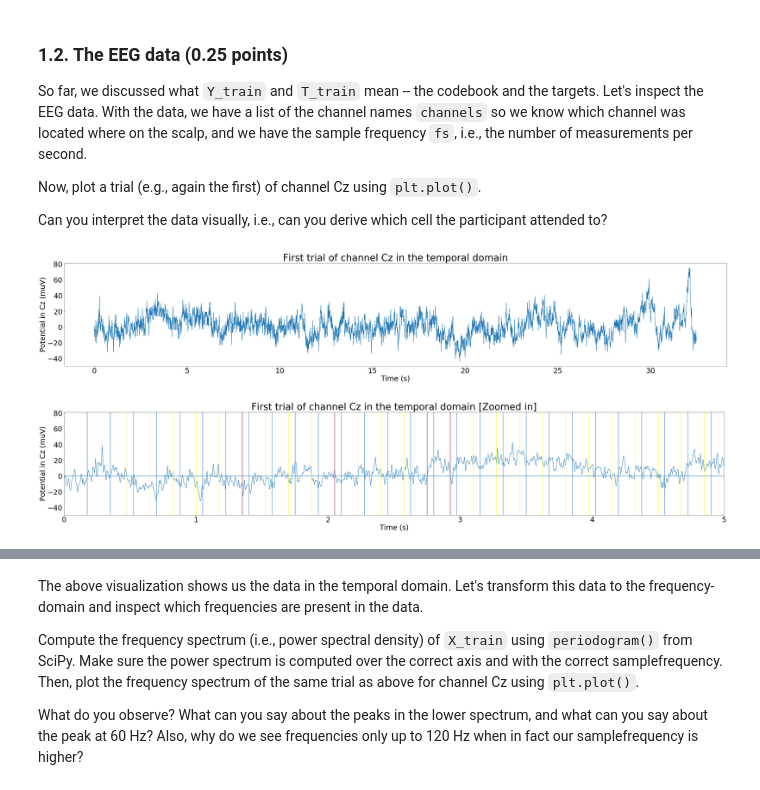
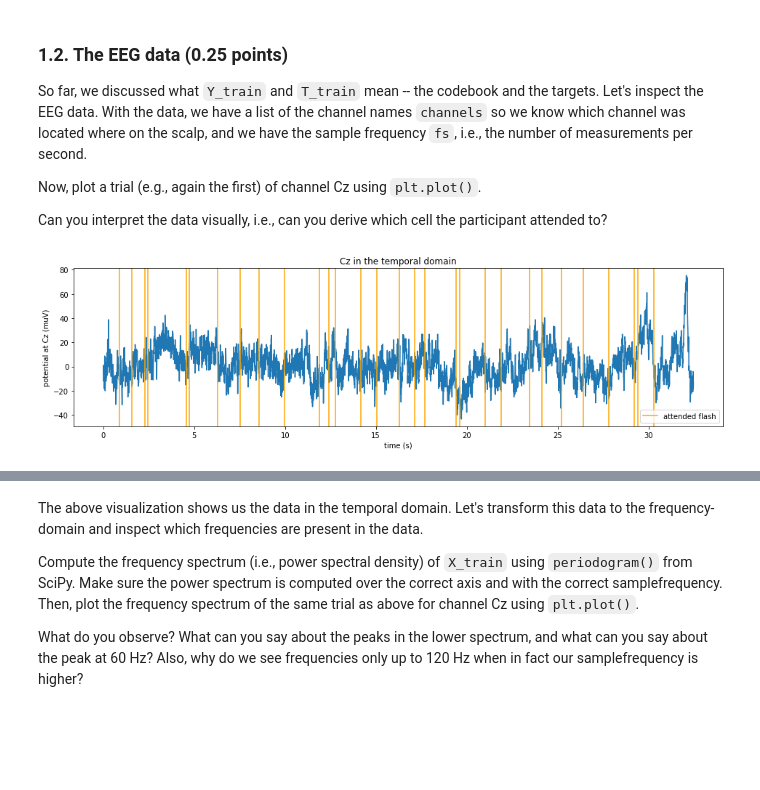
Before and after one commit to malyvsen/radboud-bci, a Jupyter notebook: assignment1.ipynb, the cells around one changed output, grey strips where cells are left out. Cells and saved outputs as stored; diff of their text form; code cells hidden in the pictures; blank space fills up the shorter version.

Commit message:
1: smooth out code from start to 2.1 inclusive

```diff
--- a/assignment1.ipynb
+++ b/assignment1.ipynb
@@ -278,54 +294,31 @@ So far, we discussed what `Y_train` and `T_train` mean -- the codebook and the t
 Now, plot a trial (e.g., again the first) of channel Cz using `plt.plot()`.
 
 Can you interpret the data visually, i.e., can you derive which cell the participant attended to?
-# %%
-#CHECKCHECKCHECK
-
-cz = channels.index('Cz')
-
-time = []
-for i in range(m):
-    time.append(i/fs)
-
-fig, ax = plt.subplots(figsize=(50,8))
-plt.plot(time, X_train[0,:,cz])
-ax.tick_params(axis='both', which='major', labelsize=30)
-plt.title("First trial of channel Cz in the temporal domain", fontsize=40)
-plt.xlabel("Time (s)", fontsize=30)
-plt.ylabel("Potential in Cz (muV)", fontsize=30)
-plt.show()
-
-flashes = []
-p3 = []
-t = 0
-p = 0
-for i in range(180):
-    t += 0.175
-    flashes.append(t)
-    p = flashes[i] + .3
-    p3.append(p)
-
-fig, ax = plt.subplots(figsize=(50,8))
-plt.plot(time, X_train[0,:,cz])
-plt.xlim(0, 5)
-ax.tick_params(axis='both', which='major', labelsize=30)
-plt.title("First trial of channel Cz in the temporal domain [Zoomed in]", fontsize=40)
-plt.xlabel("Time (s)", fontsize=30)
-plt.ylabel("Potential in Cz (muV)", fontsize=30)
-for xc in flashes:
-    plt.axvline(x=xc, label = 'Stimulus onset')
-for xc in p3:
-    plt.axvline(x=xc, c = 'yellow', label = 'P300')
-    if xc == 1.35 or xc == 2.0500000000000003 or xc == 2.7499999999999996 or xc == 2.9249999999999994:
-        plt.axvline(x=xc, c = 'purple', label = 'P300')
-plt.axhline(y=0)
-plt.show()
-
-# Flash   -->   Sec     -->   P300
-# 6             1.05          1.35
-# 10            1.75          2.05
-# 14            2.45          2.75
-# 15            2.625         2.925
-# %% [output]
-[figure, removed]
-[figure, removed]
+# %%
+def plot_trial(trial, channel, start_time=0, duration=seconds_per_trial, marked_flashes=None):
+    plt.figure(figsize=(16, 4))
+    plt.title(f'{channel} in the temporal domain')
+
+    start_sample = int(start_time * fs)
+    end_sample = start_sample + int(duration * fs)
+    trial_cut = trial[start_sample:end_sample, channels.index(channel)]
+    time_series = np.linspace(start_time, start_time + duration, len(trial_cut))
+    plt.plot(time_series, trial_cut)
+
+    if marked_flashes is not None:
+        flashes_cut = marked_flashes[start_sample:end_sample]
+        previous_flashes = np.append([False], flashes_cut[:-1])
+        flash_positions = np.logical_and(np.logical_not(previous_flashes), flashes_cut)
+        for idx, x in enumerate(time_series[flash_positions]):
+            axvline_args = {'x': x, 'color': 'orange'}
+            if idx == 0:
+                axvline_args['label'] = 'attended flash'
+            plt.axvline(**axvline_args)
+        plt.legend()
+    plt.xlabel('time (s)')
+    plt.ylabel(f'potential at {channel} (muV)')
+    plt.show()
+# %%
+plot_trial(X_train[0], 'Cz', marked_flashes=Y_train[0, :, T_train[0]])
+# %% [output]
+[figure, added]
```
Also changed, not shown: parts of 30 cells of this notebook.
